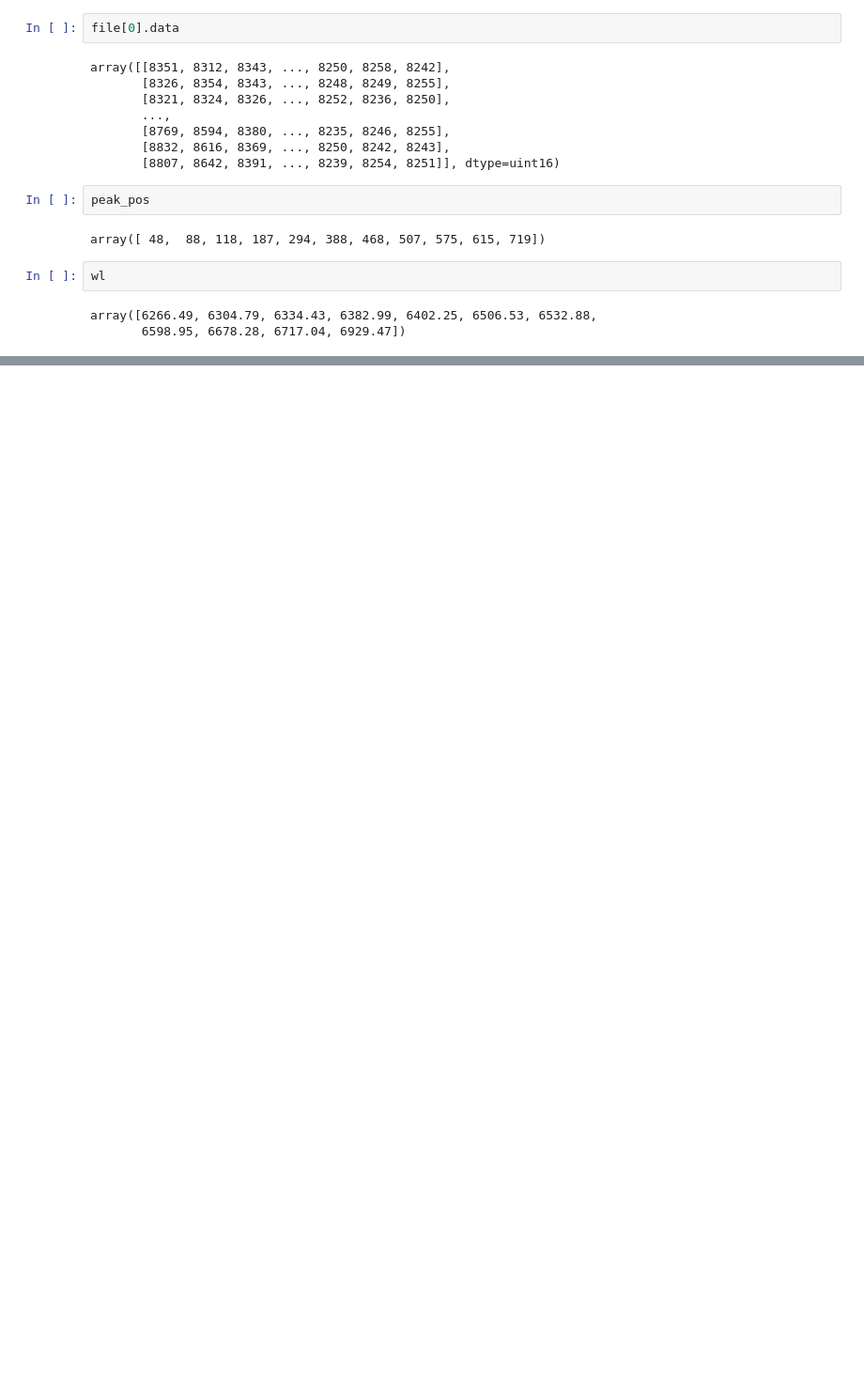
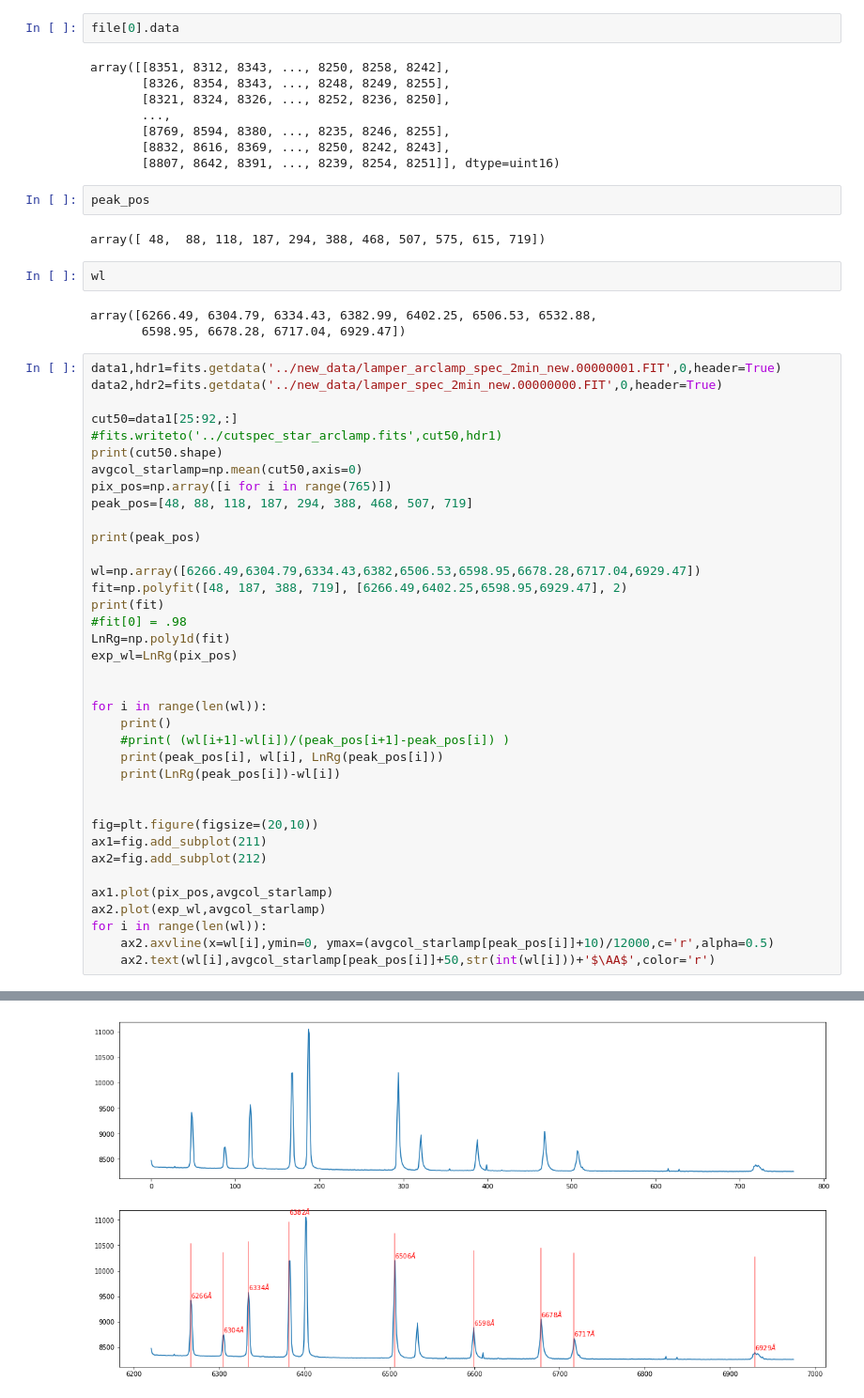
Before and after one commit to NMiklave/ast443-nyc, a Jupyter notebook: lab3/notebook/ying_temp_workspace.ipynb, the cells around one changed output, grey strips where cells are left out. Shown at 94% size. Cells and saved outputs as stored; diff of their text form; blank space fills up the shorter version.

```diff
--- a/lab3/notebook/ying_temp_workspace.ipynb
+++ b/lab3/notebook/ying_temp_workspace.ipynb
@@ -59,3 +86,41 @@ wl
 # %% [output]
 array([6266.49, 6304.79, 6334.43, 6382.99, 6402.25, 6506.53, 6532.88,
        6598.95, 6678.28, 6717.04, 6929.47])
+# %%
+data1,hdr1=fits.getdata('../new_data/lamper_arclamp_spec_2min_new.00000001.FIT',0,header=True)
+data2,hdr2=fits.getdata('../new_data/lamper_spec_2min_new.00000000.FIT',0,header=True)
+
+cut50=data1[25:92,:]
+#fits.writeto('../cutspec_star_arclamp.fits',cut50,hdr1)
+print(cut50.shape)
+avgcol_starlamp=np.mean(cut50,axis=0)
+pix_pos=np.array([i for i in range(765)])
+peak_pos=[48, 88, 118, 187, 294, 388, 468, 507, 719]
+
+print(peak_pos)
+
+wl=np.array([6266.49,6304.79,6334.43,6382,6506.53,6598.95,6678.28,6717.04,6929.47])
+fit=np.polyfit([48, 187, 388, 719], [6266.49,6402.25,6598.95,6929.47], 2)
+print(fit)
+#fit[0] = .98
+LnRg=np.poly1d(fit)
+exp_wl=LnRg(pix_pos)
+
+
+for i in range(len(wl)):
+    print()
+    #print( (wl[i+1]-wl[i])/(peak_pos[i+1]-peak_pos[i]) )
+    print(peak_pos[i], wl[i], LnRg(peak_pos[i]))
+    print(LnRg(peak_pos[i])-wl[i])
+
+
+fig=plt.figure(figsize=(20,10))
+ax1=fig.add_subplot(211)
+ax2=fig.add_subplot(212)
+
+ax1.plot(pix_pos,avgcol_starlamp)
+ax2.plot(exp_wl,avgcol_starlamp)
+for i in range(len(wl)):
+    ax2.axvline(x=wl[i],ymin=0, ymax=(avgcol_starlamp[peak_pos[i]]+10)/12000,c='r',alpha=0.5)
+    ax2.text(wl[i],avgcol_starlamp[peak_pos[i]]+50,str(int(wl[i]))+'$\AA$',color='r')
+# %% [output]
@@ -61,0 +144 @@ array([6266.49, 6304.79, 6334.43, 6382.99, 6402.25, 6506.53, 6532.88,
+[figure, added]
```
Also changed, not shown: parts of 3 cells of this notebook.
